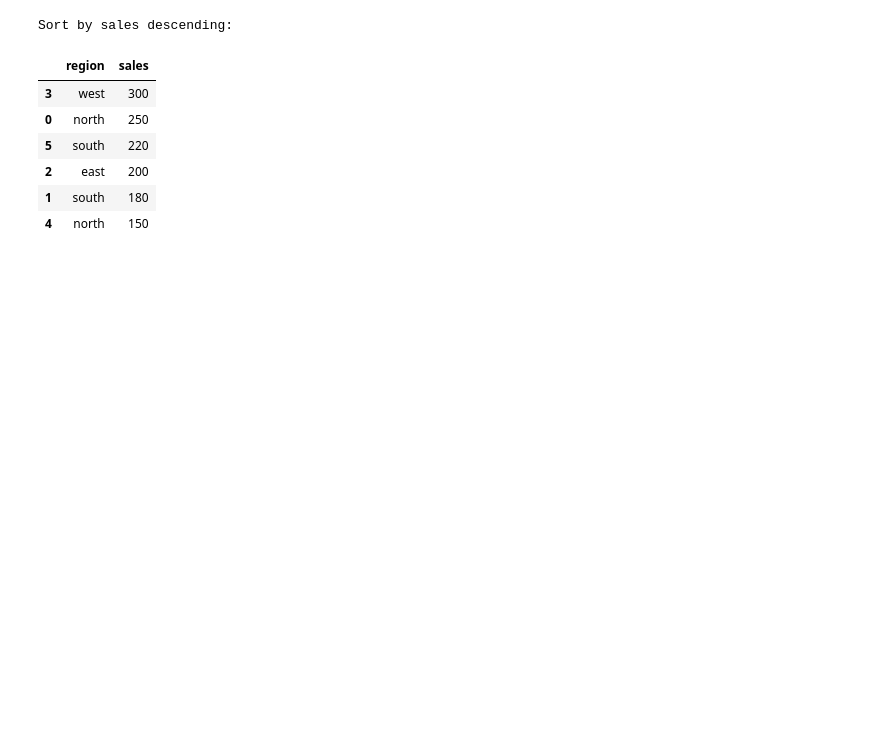
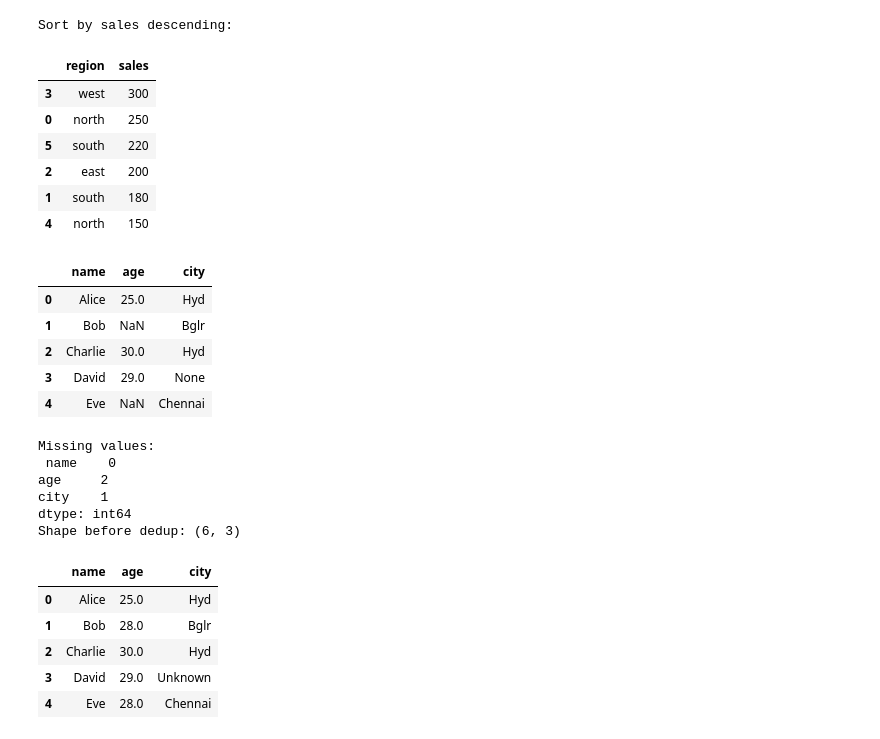
Before and after one commit to KEERTHANA40/Keerthana-Portfolio, a Jupyter notebook: 01_Python/pandas_basics.ipynb, the cells around one changed output. Drawn from its saved outputs; the diff is of its cells as text; code cells hidden in the pictures; blank space fills up the shorter version.

Commit message:
pandas data cleaning (missing values, dedup) - Sept 26

```diff
--- a/01_Python/pandas_basics.ipynb
+++ b/01_Python/pandas_basics.ipynb
@@ -265,3 +265,43 @@ Sort by sales descending:
 | 2 | east | 200 |
 | 1 | south | 180 |
 | 4 | north | 150 |
+# %%
+import pandas as pd
+
+data = {"name":["Alice","Bob","Charlie","David","Eve"],
+        "age":[25, None, 30, 29, None],
+        "city":["Hyd","Bglr","Hyd",None,"Chennai"]}
+df = pd.DataFrame(data)
+
+# Preview
+display(df)
+
+# Handle missing values
+print("Missing values:\n", df.isnull().sum())
+df_filled = df.fillna({"age": df['age'].mean(), "city":"Unknown"})
+
+# Drop duplicates (demo)
+df_dup = pd.concat([df_filled, df_filled.iloc[[2]]])
+print("Shape before dedup:", df_dup.shape)
+df_clean = df_dup.drop_duplicates()
+
+display(df_clean)
+# %% [output]
+|  | name | age | city |
+| 0 | Alice | 25.0 | Hyd |
+| 1 | Bob | NaN | Bglr |
+| 2 | Charlie | 30.0 | Hyd |
+| 3 | David | 29.0 | None |
+| 4 | Eve | NaN | Chennai |
+Missing values:
+ name    0
+age     2
+city    1
+dtype: int64
+Shape before dedup: (6, 3)
+|  | name | age | city |
+| 0 | Alice | 25.0 | Hyd |
+| 1 | Bob | 28.0 | Bglr |
+| 2 | Charlie | 30.0 | Hyd |
+| 3 | David | 29.0 | Unknown |
+| 4 | Eve | 28.0 | Chennai |
```
